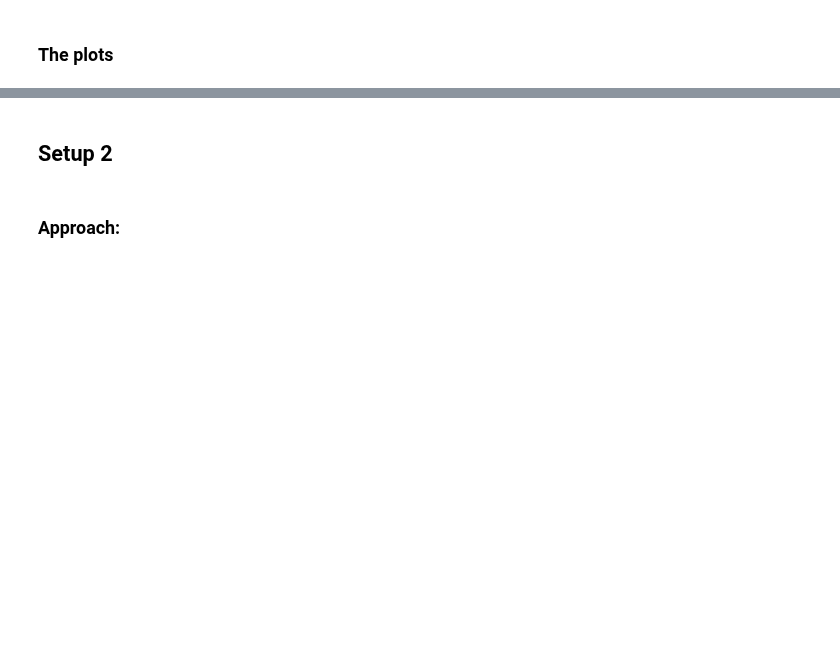
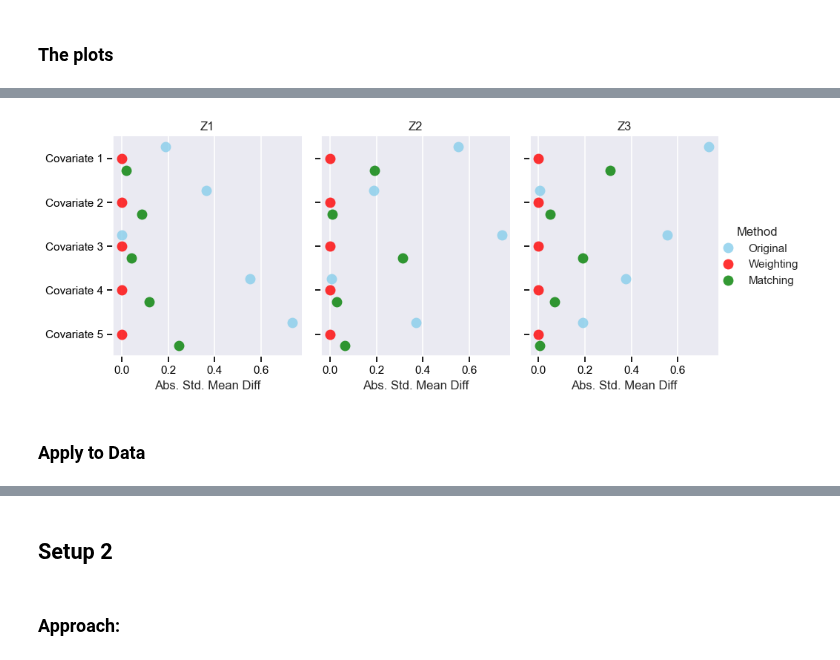
Before and after one commit to jjhuang4/mips-research, a Jupyter notebook: matching_approach_1.ipynb, the cells around one changed output, grey strips where cells are left out. Drawn from its saved outputs; the diff is of its cells as text; code cells hidden in the pictures; blank space fills up the shorter version.

```diff
--- a/matching_approach_1.ipynb
+++ b/matching_approach_1.ipynb
@@ -610,0 +792,74 @@ Passing `palette` without assigning `hue` is deprecated and will be removed in v
+# %%
+def plot_smd_by_treatment_group(smd_dict):
+    """
+    Plot SMDs faceted by treatment groups (Z combinations),
+    showing original, weighting, and matching SMDs.
+    Legend is outside and properly aligned without too much empty space.
+    """
+    import pandas as pd
+    import seaborn as sns
+    import matplotlib.pyplot as plt
+    from itertools import product
+
+    covariate_names = [f"Covariate {i+1}" for i in range(smd_dict["orig"].shape[1])]
+    methods = {
+        "orig": "Original",
+        "het_weighting": "Weighting",
+        "het_matching": "Matching"
+    }
+
+    data = []
+    for k in range(3):  # Z1, Z2, Z3
+        for d in range(len(covariate_names)):
+            for method_key, method_name in methods.items():
+                smd_vals = smd_dict[method_key]  # shape (3, D)
+                data.append({
+                    "Treatment": f"Z{k+1}",
+                    "Covariate": covariate_names[d],
+                    "Method": method_name,
+                    "SMD": abs(smd_vals[k, d])
+                })
+
+    df = pd.DataFrame(data)
+
+    sns.set(style="whitegrid")
+    sns.set_theme(
+    style="ticks",  # Similar to the reference background
+    rc={
+        "axes.facecolor": "#EAEAF2",  # Light gray panel
+        "axes.edgecolor": "white",
+        "axes.grid": True,
+        "grid.color": "white",
+        "grid.linewidth": 1.2,
+        "xtick.color": "black",
+        "ytick.color": "black"
+    }
+    )
+    g = sns.catplot(
+        data=df,
+        x="SMD",
+        y="Covariate",
+        hue="Method",
+        col="Treatment",
+        kind="strip",
+        dodge=True,
+        height=4,
+        aspect=0.8,
+        palette={"Original": "skyblue", "Weighting": "red", "Matching": "green"},
+        alpha=0.8,
+        s=100,
+        jitter=False,
+        legend_out=True
+    )
+
+    g.set_titles("{col_name}")
+    g.set_axis_labels("Abs. Std. Mean Diff", "")
+
+    # Reduce right spacing and pull legend a bit to the left
+    g.fig.subplots_adjust(right=0.89)
+
+plot_smd_by_treatment_group(simulation_dict["smd"])
+# %% [output]
+[figure, added]
+# %% [markdown]
+### Apply to Data
```
Also changed, not shown: parts of 12 cells of this notebook, 1 other file.
